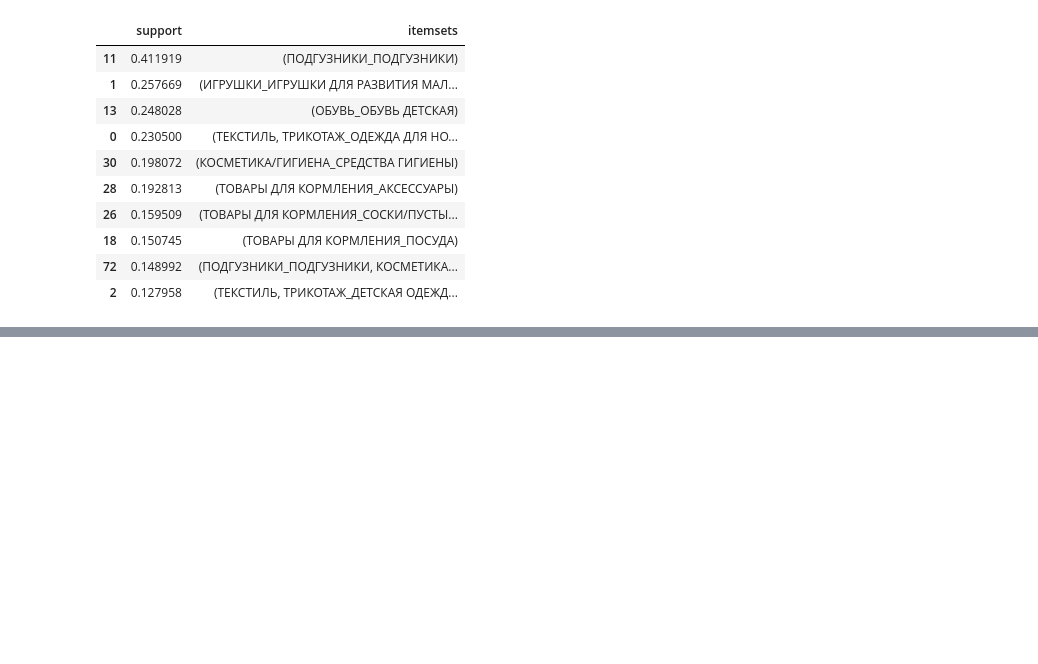
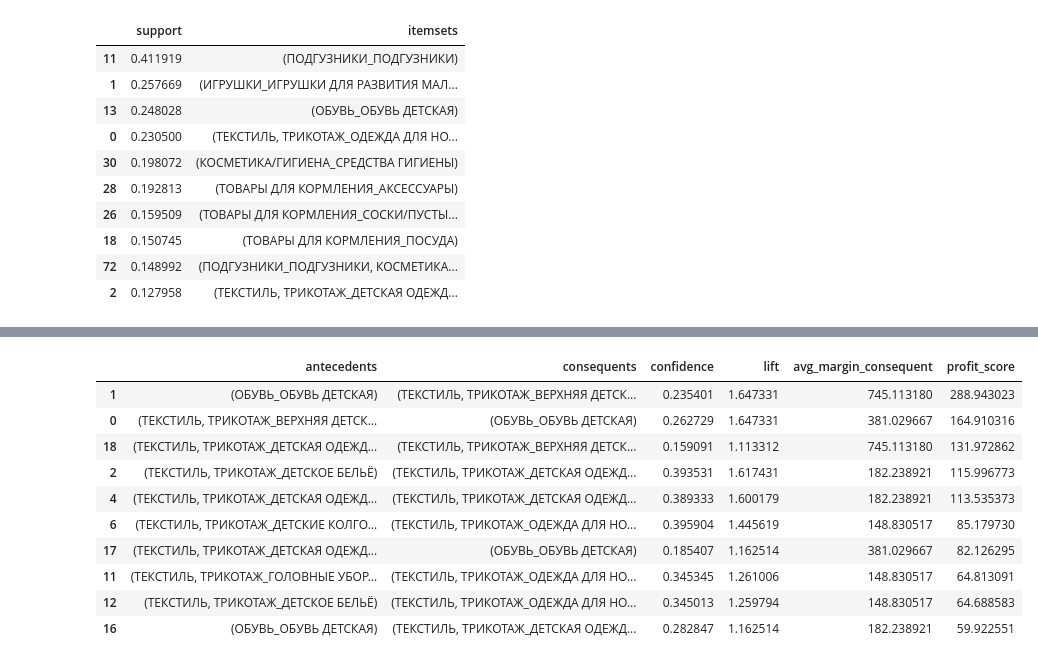
Before and after one commit to danzhukk/project-clusters, a Jupyter notebook: MBA_analysis_for_each_clusters.ipynb, the cells around one changed output, grey strips where cells are left out. Drawn from its saved outputs; the diff is of its cells as text; code cells hidden in the pictures; blank space fills up the shorter version.

```diff
--- a/MBA_analysis_for_each_clusters.ipynb
+++ b/MBA_analysis_for_each_clusters.ipynb
@@ -198,0 +648,10 @@ recommend_df_0.head()
+# %%
+basket_bool = basket_filtered_3.astype(bool)
+
+frequent_itemsets_3 = apriori(
+    basket_bool,
+    min_support=0.03,
+    use_colnames=True
+).sort_values("support", ascending=False)
+
+frequent_itemsets_3.head(10)
@@ -198,0 +670,6 @@ recommend_df_0.head()
+# %%
+assoc_rules_3 = association_rules(frequent_itemsets_3, metric="lift", min_threshold=1.1)
+assoc_rules_3 = assoc_rules_3[assoc_rules_3['consequents'].apply(len) == 1]
+assoc_rules_3 = assoc_rules_3[assoc_rules_3['lift'] > 1]
+assoc_rules_3 = assoc_rules_3.sort_values("lift", ascending=False).reset_index(drop=True)
+assoc_rules_3.head()
@@ -198,0 +683,3 @@ recommend_df_0.head()
+# %%
+df_with_price = pd.read_csv('./datasets/df_with_price.csv')
+df_with_price.drop(['Unnamed: 0'], axis = 1, inplace = True)
@@ -198,0 +695,39 @@ recommend_df_0.head()
+# %%
+margin_map = (
+    df_with_price.groupby('Группа1_Группа2')['Маржа']
+    .mean()
+    .reset_index(name='avg_margin')
+    .set_index('Группа1_Группа2')['avg_margin']
+)
+
+assoc_rules_3['consequent_item'] = assoc_rules_3['consequents'].apply(lambda x: next(iter(x)))
+
+assoc_rules_3['avg_margin_consequent'] = assoc_rules_3['consequent_item'].map(margin_map)
+
+assoc_rules_3 = assoc_rules_3[assoc_rules_3['avg_margin_consequent'] > 0]
+
+
+# 4. Рассчитываем новый profit_score
+assoc_rules_3['profit_score'] = (
+    assoc_rules_3['confidence']
+    * assoc_rules_3['lift']
+    * assoc_rules_3['avg_margin_consequent']
+)
+
+# 5. Сортируем по profit_score
+assoc_rules_3 = assoc_rules_3.sort_values('profit_score', ascending=False)
+
+# 6. Выводим топ-рекомендаций
+assoc_rules_3[['antecedents', 'consequents', 'confidence', 'lift', 'avg_margin_consequent', 'profit_score']].head(10)
+# %% [output]
+|  | antecedents | consequents | confidence | lift | avg_margin_consequent | profit_score |
+| 1 | (ОБУВЬ_ОБУВЬ ДЕТСКАЯ) | (ТЕКСТИЛЬ, ТРИКОТАЖ_ВЕРХНЯЯ ДЕТСК... | 0.235401 | 1.647331 | 745.113180 | 288.943023 |
+| 0 | (ТЕКСТИЛЬ, ТРИКОТАЖ_ВЕРХНЯЯ ДЕТСК... | (ОБУВЬ_ОБУВЬ ДЕТСКАЯ) | 0.262729 | 1.647331 | 381.029667 | 164.910316 |
+| 18 | (ТЕКСТИЛЬ, ТРИКОТАЖ_ДЕТСКАЯ ОДЕЖД... | (ТЕКСТИЛЬ, ТРИКОТАЖ_ВЕРХНЯЯ ДЕТСК... | 0.159091 | 1.113312 | 745.113180 | 131.972862 |
+| 2 | (ТЕКСТИЛЬ, ТРИКОТАЖ_ДЕТСКОЕ БЕЛЬЁ) | (ТЕКСТИЛЬ, ТРИКОТАЖ_ДЕТСКАЯ ОДЕЖД... | 0.393531 | 1.617431 | 182.238921 | 115.996773 |
+| 4 | (ТЕКСТИЛЬ, ТРИКОТАЖ_ДЕТСКАЯ ОДЕЖД... | (ТЕКСТИЛЬ, ТРИКОТАЖ_ДЕТСКАЯ ОДЕЖД... | 0.389333 | 1.600179 | 182.238921 | 113.535373 |
+| 6 | (ТЕКСТИЛЬ, ТРИКОТАЖ_ДЕТСКИЕ КОЛГО... | (ТЕКСТИЛЬ, ТРИКОТАЖ_ОДЕЖДА ДЛЯ НО... | 0.395904 | 1.445619 | 148.830517 | 85.179730 |
+| 17 | (ТЕКСТИЛЬ, ТРИКОТАЖ_ДЕТСКАЯ ОДЕЖД... | (ОБУВЬ_ОБУВЬ ДЕТСКАЯ) | 0.185407 | 1.162514 | 381.029667 | 82.126295 |
+| 11 | (ТЕКСТИЛЬ, ТРИКОТАЖ_ГОЛОВНЫЕ УБОР... | (ТЕКСТИЛЬ, ТРИКОТАЖ_ОДЕЖДА ДЛЯ НО... | 0.345345 | 1.261006 | 148.830517 | 64.813091 |
+| 12 | (ТЕКСТИЛЬ, ТРИКОТАЖ_ДЕТСКОЕ БЕЛЬЁ) | (ТЕКСТИЛЬ, ТРИКОТАЖ_ОДЕЖДА ДЛЯ НО... | 0.345013 | 1.259794 | 148.830517 | 64.688583 |
+| 16 | (ОБУВЬ_ОБУВЬ ДЕТСКАЯ) | (ТЕКСТИЛЬ, ТРИКОТАЖ_ДЕТСКАЯ ОДЕЖД... | 0.282847 | 1.162514 | 182.238921 | 59.922551 |
```
Also changed, not shown: parts of 95 cells of this notebook.
